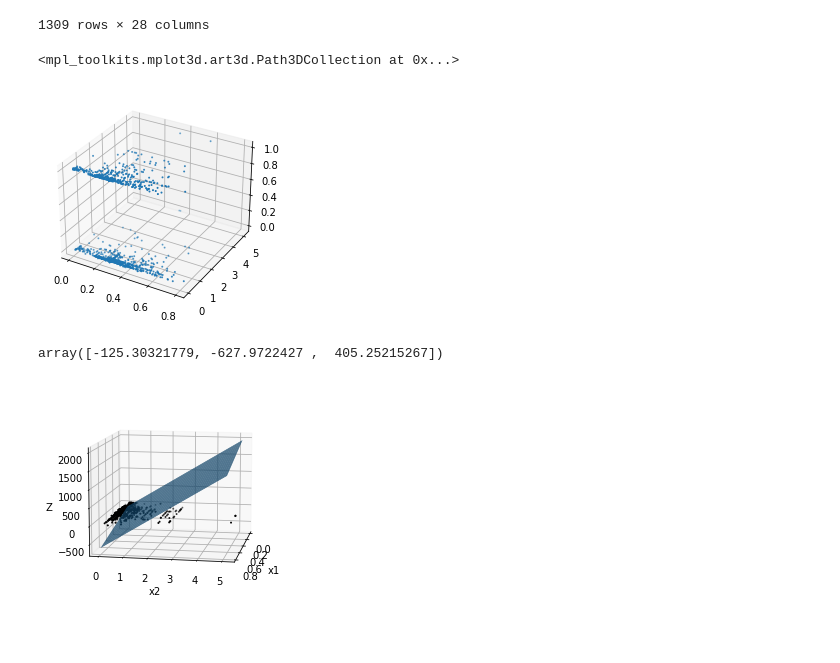
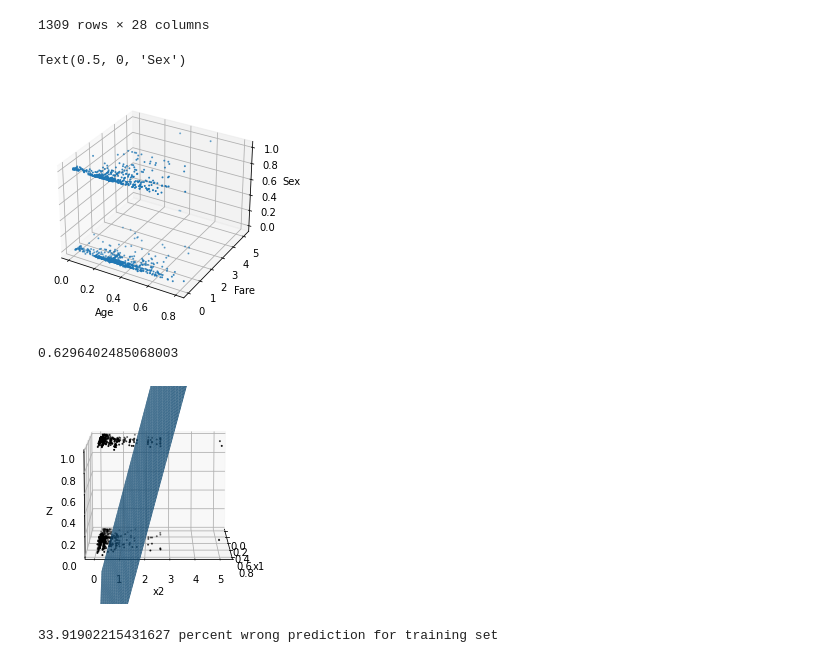
Before and after one commit to Fahadh4444/Machine_Learning, a Jupyter notebook: Concepts/Supervised Learning/Classification/Logistic Regression/Binary Logistic Regression/Binary Logistic Regression.ipynb, the cells around one changed output. Cells and saved outputs as stored; diff of their text form; code cells hidden in the pictures.

```diff
--- a/Concepts/Supervised Learning/Classification/Logistic Regression/Binary Logistic Regression/Binary Logistic Regression.ipynb
+++ b/Concepts/Supervised Learning/Classification/Logistic Regression/Binary Logistic Regression/Binary Logistic Regression.ipynb
@@ -20,15 +20,18 @@ data
 | 1308 | 1309 | 28.0 | 22.3583 | 0 | 1 | 0 | 0 | 0 | 0 | 0 | ... | ... |
 1309 rows × 28 columns
 # %%
+# x1 = x1.astype(np.longdouble)
+# x2 = x2.astype(np.longdouble)
 x1 = data['Age'].values/100
-x1 = x1.astype(np.float64)
 x2 = data['Fare'].values/100
-x2 = x2.astype(np.float64)
 y = data['Sex'].values
 ax = plt.axes(projection = '3d')
 ax.scatter3D(x1, x2, y , s=1)
+ax.set_xlabel('Age')
+ax.set_ylabel('Fare')
+ax.set_zlabel('Sex')
 # %% [output]
-<mpl_toolkits.mplot3d.art3d.Path3DCollection at 0x...>
+Text(0.5, 0, 'Sex')
-[figure, old version]
+[figure, new version]
 # %%
 def sigmoid_function(z):
@@ -60,8 +65,9 @@ X = np.column_stack((np.ones(len(x1)), x1, x2))
 Y = y
 theta = gradient_decent_function(X, Y, alpha, iterations)
 theta
+print(cost_function(X, Y, theta))
 # %% [output]
-array([-125.30321779, -627.9722427 ,  405.25215267])
+0.6296402485068003
 # %%
 ax = plt.axes(projection = '3d')
 ax.scatter3D(x1, x2, y , s=1, color='black')
@@ -73,6 +79,20 @@ samples2 = np.linspace(min(x2), max(x2))
 samples11, samples22 = np.meshgrid(samples1,samples2)
 Z = theta[0] + theta[1] * samples11 + theta[2] * samples22
 ax.plot_surface(samples11, samples22, Z)
-ax.view_init(10,10)
+ax.set_zlim(0,1)
+ax.view_init(10,0)
 # %% [output]
-[figure, old version]
+[figure, new version]
+# %%
+count = 0
+for i in range(len(y)):
+    age = x1[i]
+    fare = x2[i]
+    result = 0
+    if theta[0] + theta[1] * age + theta[2] * fare > 0:
+        result = 1
+    if result != y[i]:
+        count = count + 1
+print(count*100/len(y), 'percent wrong prediction for training set')
+# %% [output]
+33.91902215431627 percent wrong prediction for training set
```
Also changed, not shown: parts of 3 cells of this notebook.
